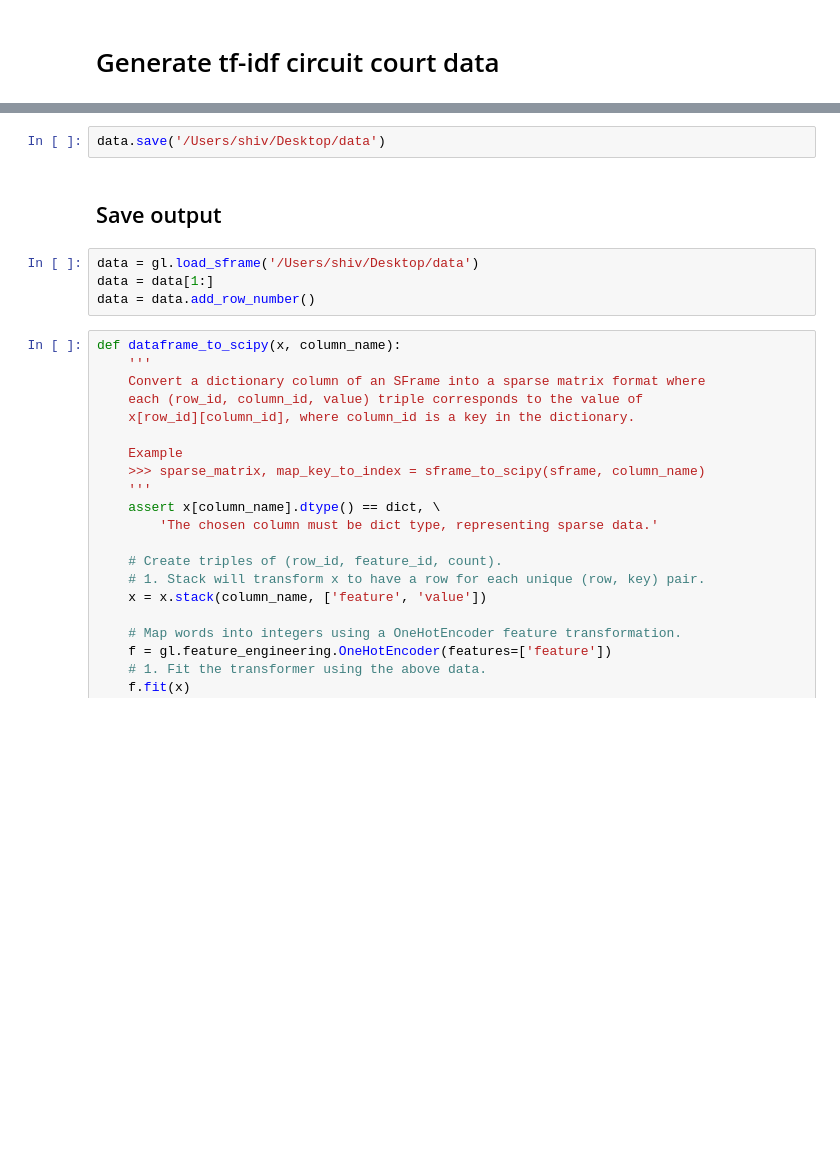
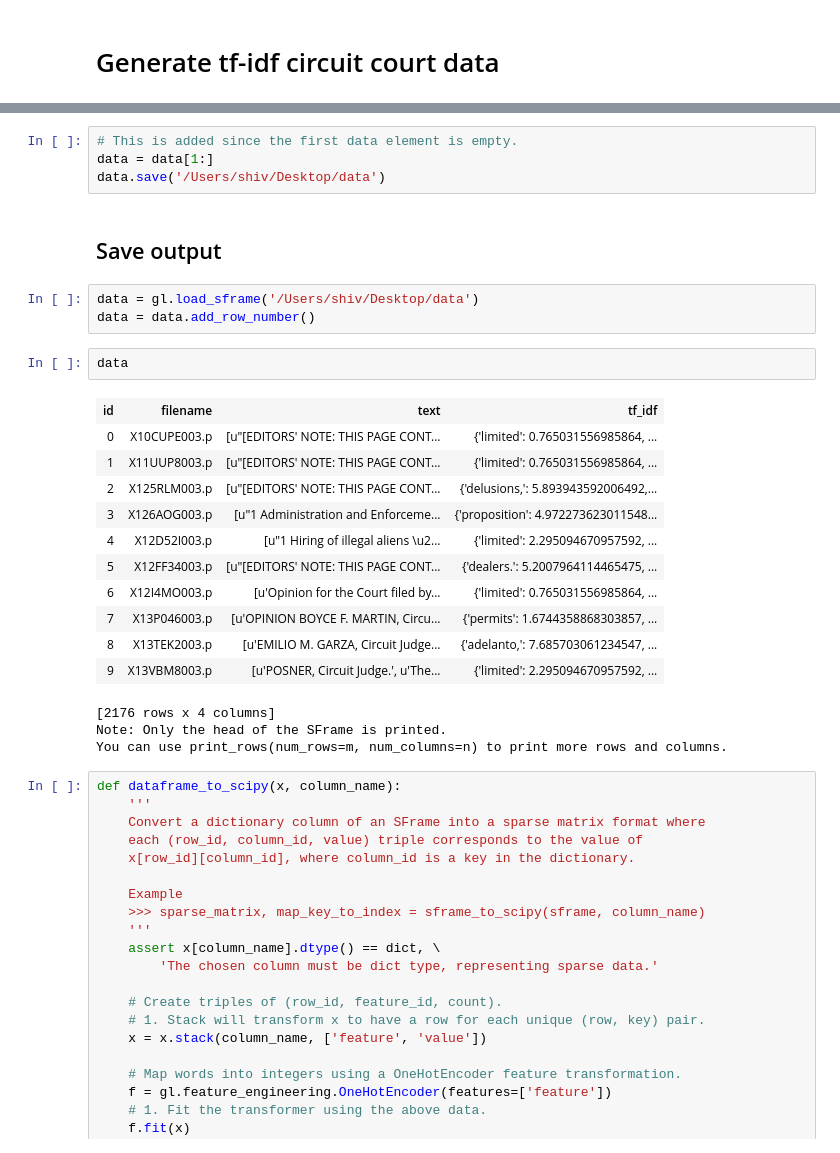
Before and after one commit to codelibra/Predicting-Supreme-Court-Outcomes-using-Text-Similarity-Detection, a Jupyter notebook: data_exploration_case_similarity.ipynb, the cells around one changed output, grey strips where cells are left out. Cells and saved outputs as stored; diff of their text form; blank space fills up the shorter version.

```diff
--- a/data_exploration_case_similarity.ipynb
+++ b/data_exploration_case_similarity.ipynb
@@ -52,11 +75,29 @@ This non-commercial license of GraphLab Create for academic use is assigned to s
-# %%
-data.save('/Users/shiv/Desktop/data')
+# %%
+# This is added since the first data element is empty.
+data = data[1:]
+data.save('/Users/shiv/Desktop/data')
 # %% [markdown]
 ## Save output
 # %%
 data = gl.load_sframe('/Users/shiv/Desktop/data')
-data = data[1:]
 data = data.add_row_number()
+# %%
+data
+# %% [output]
+| id | filename | text | tf_idf |
+| 0 | X10CUPE003.p | [u"[EDITORS' NOTE: THIS PAGE CONT... | {'limited': 0.765031556985864, ... |
+| 1 | X11UUP8003.p | [u"[EDITORS' NOTE: THIS PAGE CONT... | {'limited': 0.765031556985864, ... |
+| 2 | X125RLM003.p | [u"[EDITORS' NOTE: THIS PAGE CONT... | {'delusions,': 5.893943592006492,... |
+| 3 | X126AOG003.p | [u"1 Administration and Enforceme... | {'proposition': 4.972273623011548... |
+| 4 | X12D52I003.p | [u"1 Hiring of illegal aliens \u2... | {'limited': 2.295094670957592, ... |
+| 5 | X12FF34003.p | [u"[EDITORS' NOTE: THIS PAGE CONT... | {'dealers.': 5.2007964114465475, ... |
+| 6 | X12I4MO003.p | [u'Opinion for the Court filed by... | {'limited': 0.765031556985864, ... |
+| 7 | X13P046003.p | [u'OPINION BOYCE F. MARTIN, Circu... | {'permits': 1.6744358868303857, ... |
+| 8 | X13TEK2003.p | [u'EMILIO M. GARZA, Circuit Judge... | {'adelanto,': 7.685703061234547, ... |
+| 9 | X13VBM8003.p | [u'POSNER, Circuit Judge.', u'The... | {'limited': 2.295094670957592, ... |
+[2176 rows x 4 columns]
+Note: Only the head of the SFrame is printed.
+You can use print_rows(num_rows=m, num_columns=n) to print more rows and columns.
 # %%
 def dataframe_to_scipy(x, column_name):
     '''
```
Also changed, not shown: parts of 18 cells of this notebook, 1 other file.
